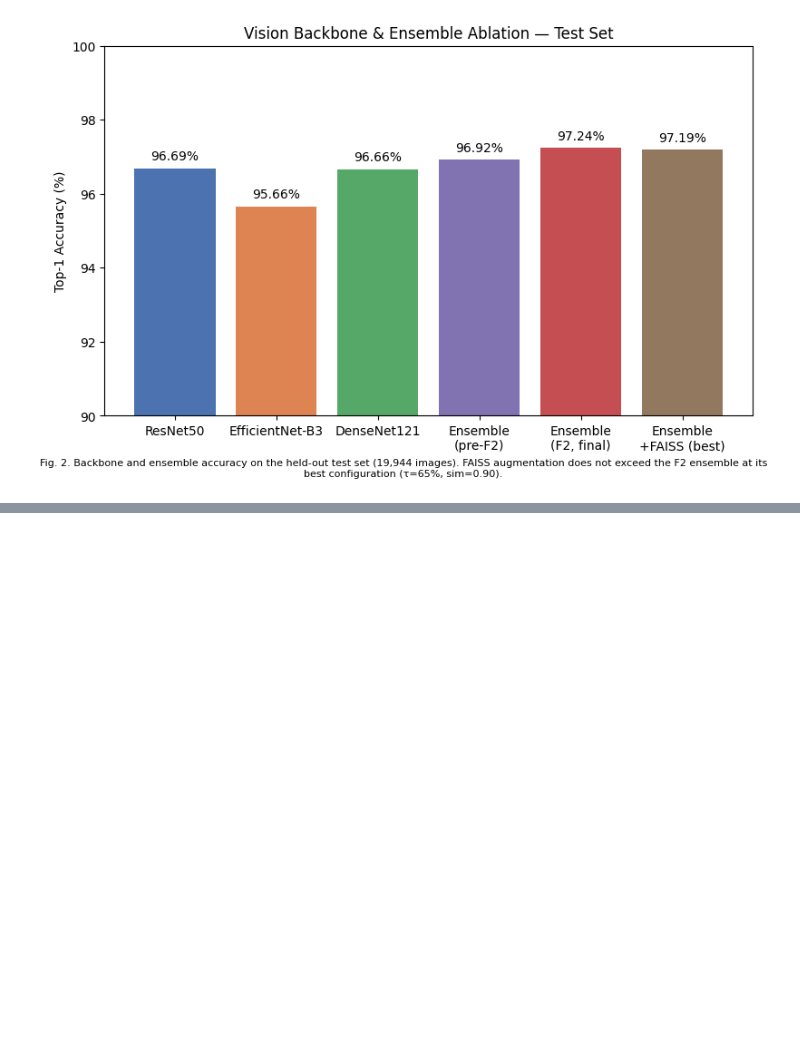
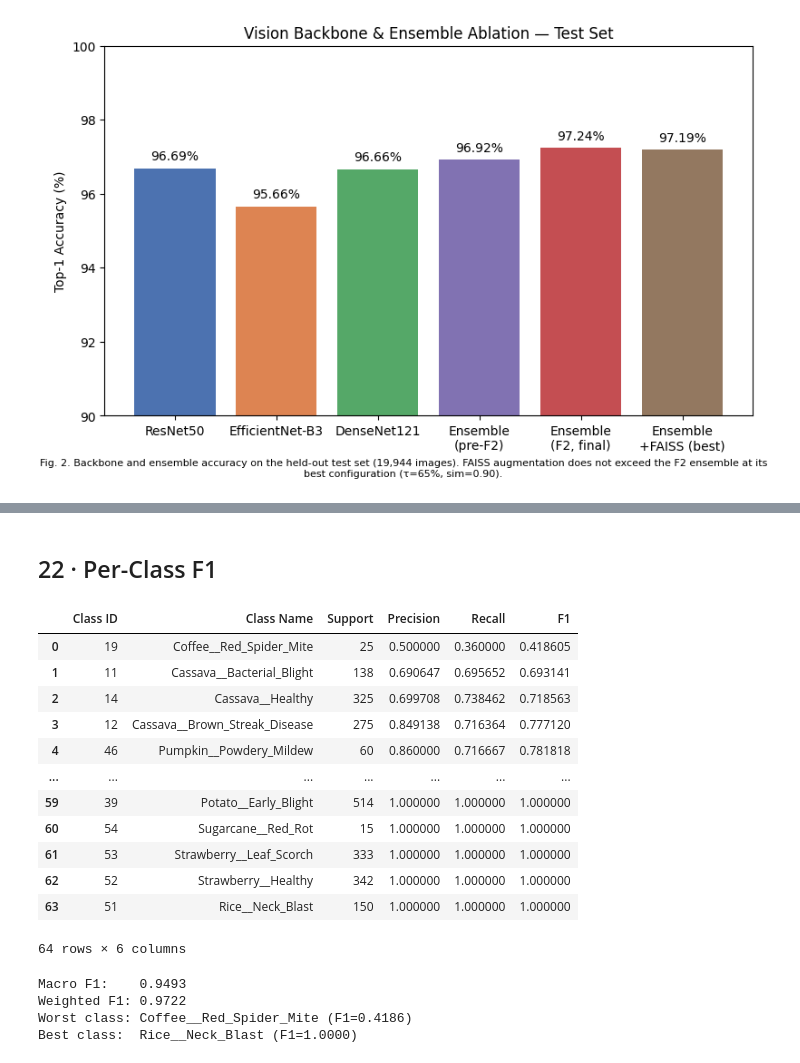
Before and after one commit to Vitthal-Jauhari/Crop-Query, a Jupyter notebook: notebooks/training/ensemble-f2-consistency-finetune.ipynb, the cells around one changed output, grey strips where cells are left out. Cells and saved outputs as stored; diff of their text form; code cells hidden in the pictures; blank space fills up the shorter version.

```diff
--- a/notebooks/training/ensemble-f2-consistency-finetune.ipynb
+++ b/notebooks/training/ensemble-f2-consistency-finetune.ipynb
@@ -1176,0 +1158,51 @@ plt.show()
+# %% [markdown]
+## 22 · Per-Class F1
+# %%
+# Per-class F1 (+ precision/recall) for the ensemble on the test split.
+# Reuses gt_labels / ensemble_preds from Section 17 — run that first.
+per_class_precision = precision_score(gt_labels, ensemble_preds, average=None, labels=range(n_classes), zero_division=0)
+per_class_recall    = recall_score(gt_labels, ensemble_preds, average=None, labels=range(n_classes), zero_division=0)
+per_class_f1_full   = f1_score(gt_labels, ensemble_preds, average=None, labels=range(n_classes), zero_division=0)
+
+rows = []
+for class_idx in range(n_classes):
+    rows.append({
+        "Class ID": class_idx,
+        "Class Name": idx_to_class[class_idx],
+        "Support": int((gt_labels == class_idx).sum()),
+        "Precision": per_class_precision[class_idx],
+        "Recall": per_class_recall[class_idx],
+        "F1": per_class_f1_full[class_idx],
+    })
+
+df_f1 = pd.DataFrame(rows)
+
+# Worst-performing classes first — useful for deciding what to fix/scrape
+df_f1 = df_f1.sort_values("F1", ascending=True).reset_index(drop=True)
+
+display(df_f1)
+
+print(f"Macro F1:    {per_class_f1_full.mean():.4f}")
+print(f"Weighted F1: {f1_score(gt_labels, ensemble_preds, average='weighted'):.4f}")
+print(f"Worst class: {df_f1.iloc[0]['Class Name']} (F1={df_f1.iloc[0]['F1']:.4f})")
+print(f"Best class:  {df_f1.iloc[-1]['Class Name']} (F1={df_f1.iloc[-1]['F1']:.4f})")
+
+df_f1.to_csv("per_class_f1.csv", index=False, header=True)
+# %% [output]
+|  | Class ID | Class Name | Support | Precision | Recall | F1 |
+| 0 | 19 | Coffee__Red_Spider_Mite | 25 | 0.500000 | 0.360000 | 0.418605 |
+| 1 | 11 | Cassava__Bacterial_Blight | 138 | 0.690647 | 0.695652 | 0.693141 |
+| 2 | 14 | Cassava__Healthy | 325 | 0.699708 | 0.738462 | 0.718563 |
+| 3 | 12 | Cassava__Brown_Streak_Disease | 275 | 0.849138 | 0.716364 | 0.777120 |
+| 4 | 46 | Pumpkin__Powdery_Mildew | 60 | 0.860000 | 0.716667 | 0.781818 |
+| ... | ... | ... | ... | ... | ... | ... |
+| 59 | 39 | Potato__Early_Blight | 514 | 1.000000 | 1.000000 | 1.000000 |
+| 60 | 54 | Sugarcane__Red_Rot | 15 | 1.000000 | 1.000000 | 1.000000 |
+| 61 | 53 | Strawberry__Leaf_Scorch | 333 | 1.000000 | 1.000000 | 1.000000 |
+| 62 | 52 | Strawberry__Healthy | 342 | 1.000000 | 1.000000 | 1.000000 |
+| 63 | 51 | Rice__Neck_Blast | 150 | 1.000000 | 1.000000 | 1.000000 |
+64 rows × 6 columns
+Macro F1:    0.9493
+Weighted F1: 0.9722
+Worst class: Coffee__Red_Spider_Mite (F1=0.4186)
+Best class:  Rice__Neck_Blast (F1=1.0000)
```
Also changed, not shown: parts of 39 cells of this notebook.
